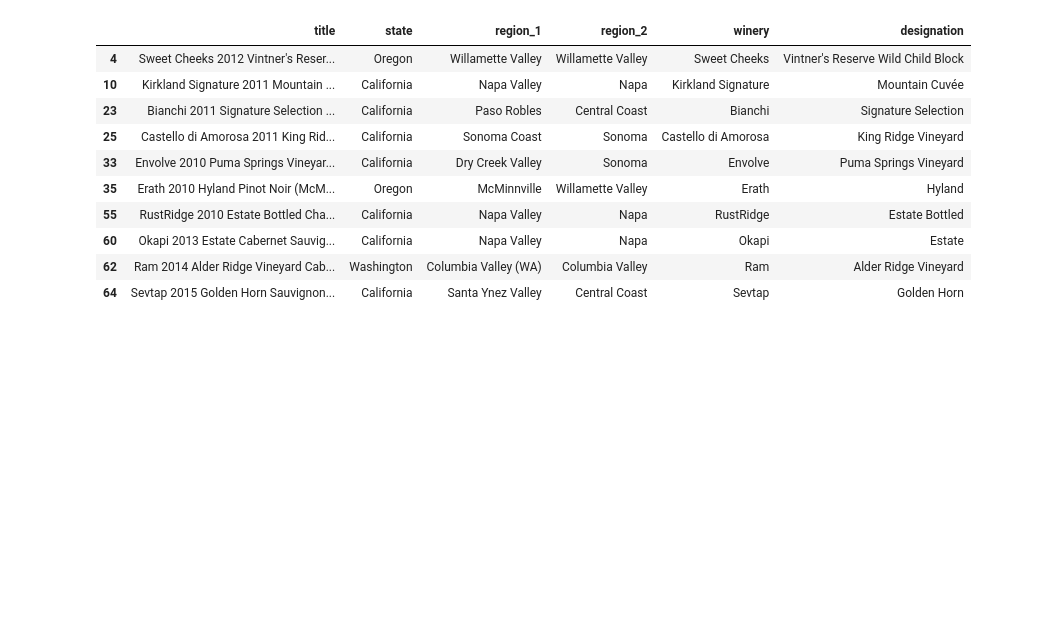
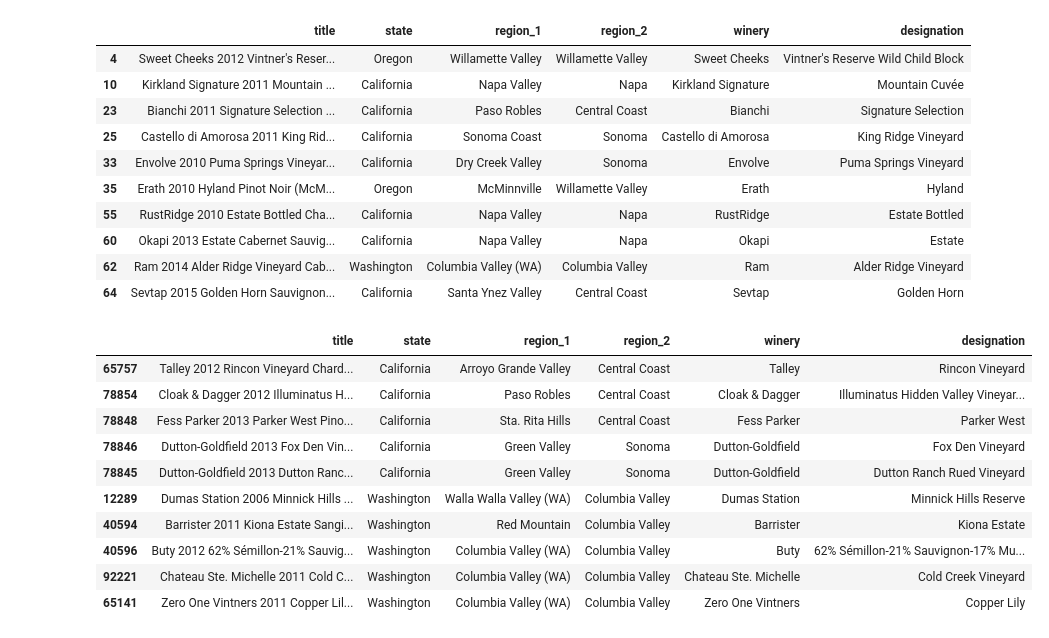
Before and after one commit to bholties/ETL, a Jupyter notebook: winery_data.ipynb, the cells around one changed output. Drawn from its saved outputs; the diff is of its cells as text; code cells hidden in the pictures; blank space fills up the shorter version.

Commit message:
final jupyter notebook for winery data

```diff
--- a/winery_data.ipynb
+++ b/winery_data.ipynb
@@ -3,7 +3,7 @@ import pandas as pd
 # %%
 # import winery csv
 
-file = 'Winery.csv'
+file = 'resources\Winery.csv'
 # %%
 # check to see if winery imported correctly
 
@@ -126,3 +126,21 @@ winery_df_cleanup3.head(10)
 | 60 | Okapi 2013 Estate Cabernet Sauvig... | California | Napa Valley | Napa | Okapi | Estate |
 | 62 | Ram 2014 Alder Ridge Vineyard Cab... | Washington | Columbia Valley (WA) | Columbia Valley | Ram | Alder Ridge Vineyard |
 | 64 | Sevtap 2015 Golden Horn Sauvignon... | California | Santa Ynez Valley | Central Coast | Sevtap | Golden Horn |
+# %%
+#organize states by alphabetical order
+
+final_winery = winery_df_cleanup3.sort_values(by='state',ascending = True)
+
+final_winery.head(5).append(final_winery.tail(5))
+# %% [output]
+|  | title | state | region_1 | region_2 | winery | designation |
+| 65757 | Talley 2012 Rincon Vineyard Chard... | California | Arroyo Grande Valley | Central Coast | Talley | Rincon Vineyard |
+| 78854 | Cloak & Dagger 2012 Illuminatus H... | California | Paso Robles | Central Coast | Cloak & Dagger | Illuminatus Hidden Valley Vineyar... |
+| 78848 | Fess Parker 2013 Parker West Pino... | California | Sta. Rita Hills | Central Coast | Fess Parker | Parker West |
+| 78846 | Dutton-Goldfield 2013 Fox Den Vin... | California | Green Valley | Sonoma | Dutton-Goldfield | Fox Den Vineyard |
+| 78845 | Dutton-Goldfield 2013 Dutton Ranc... | California | Green Valley | Sonoma | Dutton-Goldfield | Dutton Ranch Rued Vineyard |
+| 12289 | Dumas Station 2006 Minnick Hills ... | Washington | Walla Walla Valley (WA) | Columbia Valley | Dumas Station | Minnick Hills Reserve |
+| 40594 | Barrister 2011 Kiona Estate Sangi... | Washington | Red Mountain | Columbia Valley | Barrister | Kiona Estate |
+| 40596 | Buty 2012 62% Sémillon-21% Sauvig... | Washington | Columbia Valley (WA) | Columbia Valley | Buty | 62% Sémillon-21% Sauvignon-17% Mu... |
+| 92221 | Chateau Ste. Michelle 2011 Cold C... | Washington | Columbia Valley (WA) | Columbia Valley | Chateau Ste. Michelle | Cold Creek Vineyard |
+| 65141 | Zero One Vintners 2011 Copper Lil... | Washington | Columbia Valley (WA) | Columbia Valley | Zero One Vintners | Copper Lily |
```
